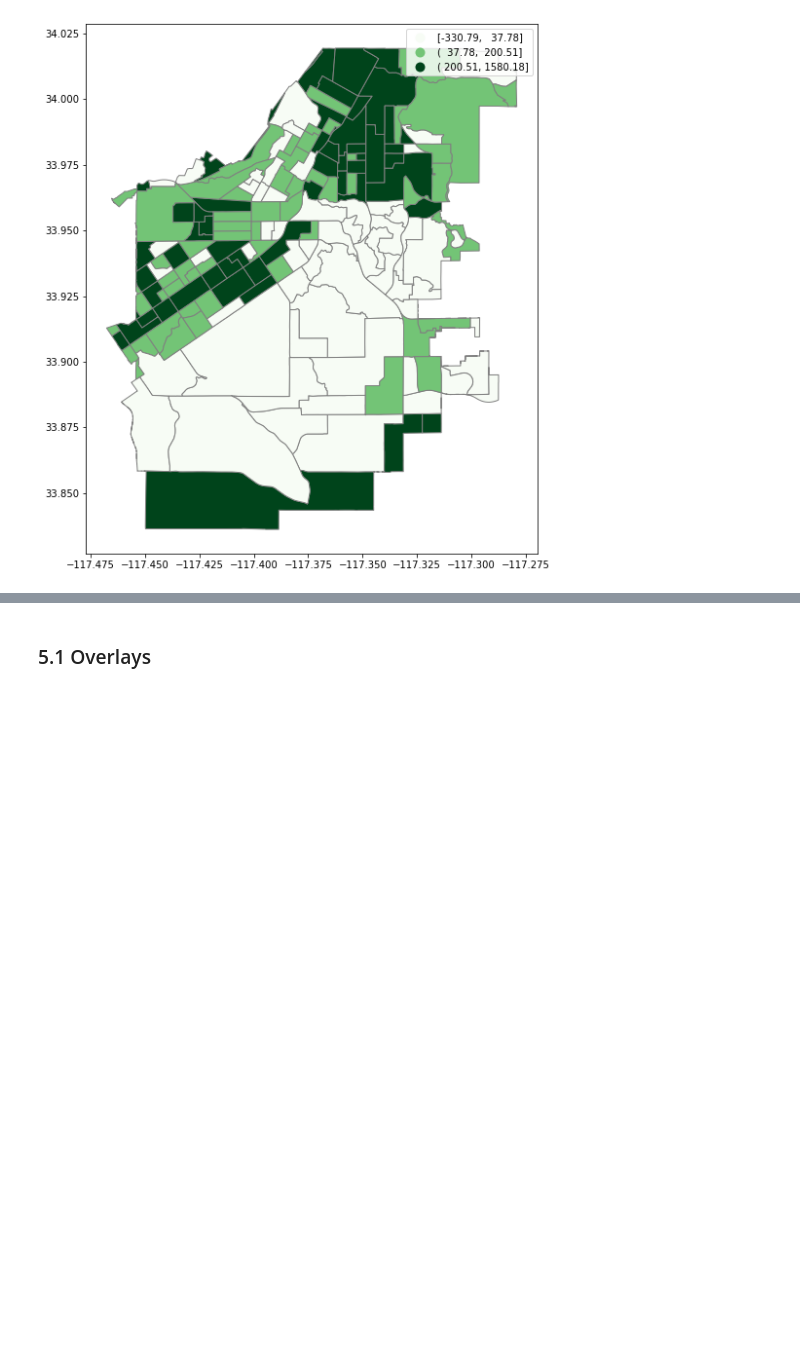
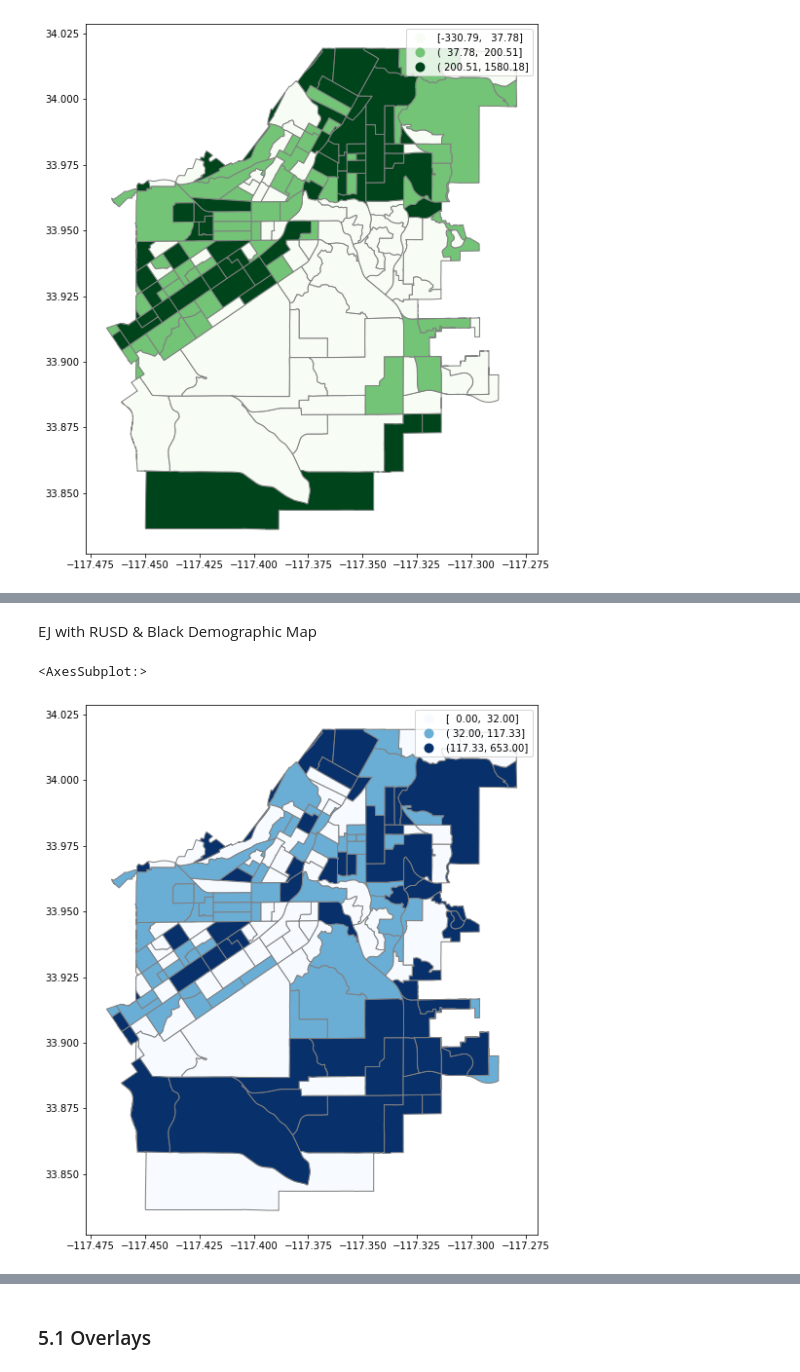
Before and after one commit to preetijuturu/p280s21project3, a Jupyter notebook: Complete_Vor.ipynb, the cells around one changed output, grey strips where cells are left out. Saved outputs shown, nothing was run; the diff lists cells and outputs as text; code cells hidden in the pictures; blank space fills up the shorter version.

```diff
--- a/Complete_Vor.ipynb
+++ b/Complete_Vor.ipynb
@@ -262,0 +272,9 @@ EJ_RUSD.plot(column='D_RESP_2', cmap='Greens', scheme='Quantiles', k=3,edgecolor
+# %% [markdown]
+EJ with RUSD & Black Demographic Map
+# %%
+EJ_RUSD_black_dem= rusd_ej[['n_nonhisp_black_persons','geometry']]
+EJ_RUSD_black_dem.plot(column='n_nonhisp_black_persons', cmap='Blues', scheme='Quantiles', k=3,edgecolor='grey',
+        legend=True)
+# %% [output]
+<AxesSubplot:>
+[figure, added]
```
Also changed, not shown: parts of 24 cells of this notebook.
